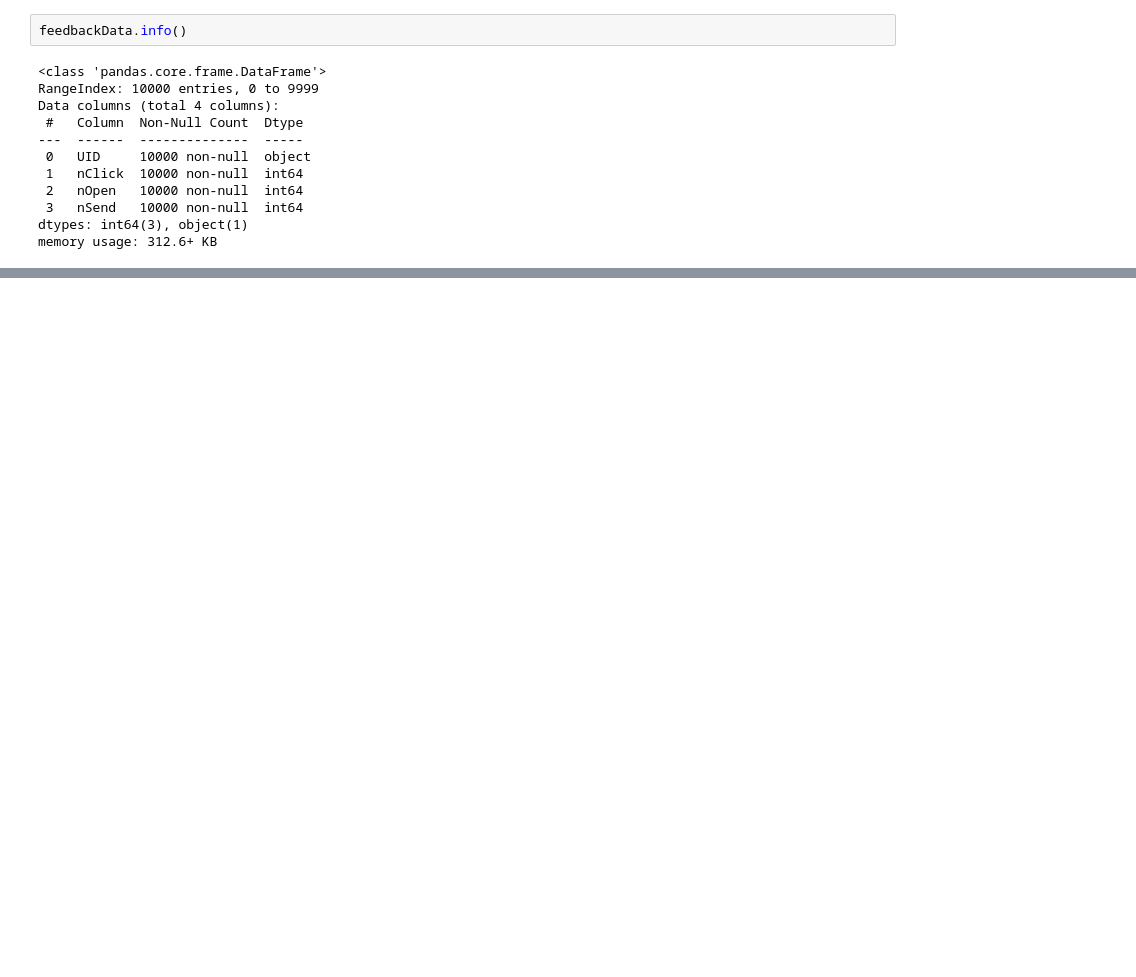
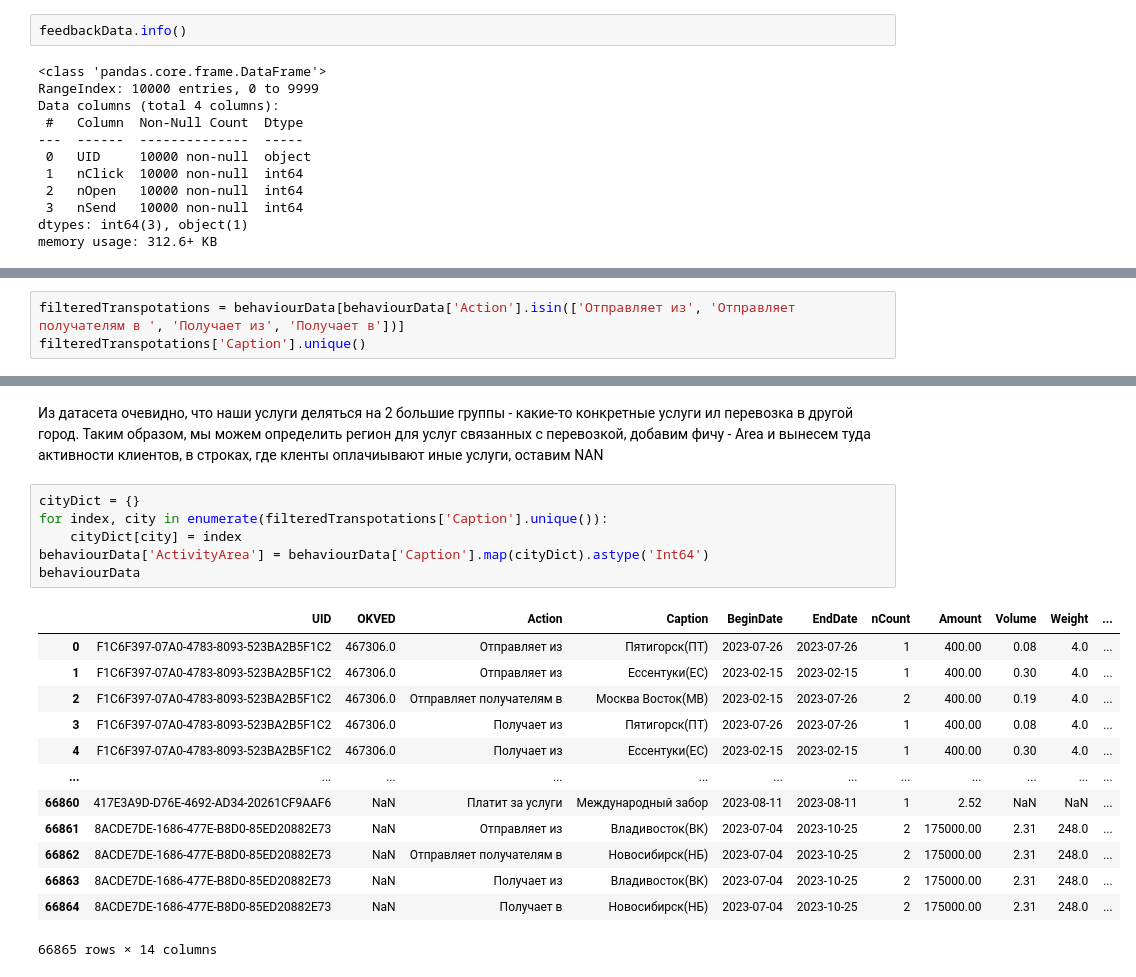
Before and after one commit to Bjorik23/mipt_datatons, a Jupyter notebook: target_customer_segment/preprocessed/preprocessing.ipynb, the cells around one changed output, grey strips where cells are left out. Saved outputs shown, nothing was run; the diff lists cells and outputs as text; blank space fills up the shorter version.

```diff
--- a/target_customer_segment/preprocessed/preprocessing.ipynb
+++ b/target_customer_segment/preprocessed/preprocessing.ipynb
@@ -71,0 +152,3 @@ behaviourData.head(20)
+# %%
+filteredTranspotations = behaviourData[behaviourData['Action'].isin(['Отправляет из', 'Отправляет получателям в ', 'Получает из', 'Получает в'])]
+filteredTranspotations['Caption'].unique()
@@ -71,0 +213,22 @@ behaviourData.head(20)
+# %% [markdown]
+Из датасета очевидно, что наши услуги деляться на 2 большие группы - какие-то конкретные услуги ил перевозка в другой город. Таким образом, мы можем определить регион для услуг связанных с перевозкой, добавим фичу - Area и вынесем туда активности клиентов, в строках, где кленты оплачиывают иные услуги, оставим NAN
+# %%
+cityDict = {}
+for index, city in enumerate(filteredTranspotations['Caption'].unique()):
+    cityDict[city] = index
+behaviourData['ActivityArea'] = behaviourData['Caption'].map(cityDict).astype('Int64')
+behaviourData
+# %% [output]
+|  | UID | OKVED | Action | Caption | BeginDate | EndDate | nCount | Amount | Volume | Weight | ... |
+| 0 | F1C6F397-07A0-4783-8093-523BA2B5F1C2 | 467306.0 | Отправляет из | Пятигорск(ПТ) | 2023-07-26 | 2023-07-26 | 1 | 400.00 | 0.08 | 4.0 | ... |
+| 1 | F1C6F397-07A0-4783-8093-523BA2B5F1C2 | 467306.0 | Отправляет из | Ессентуки(ЕС) | 2023-02-15 | 2023-02-15 | 1 | 400.00 | 0.30 | 4.0 | ... |
+| 2 | F1C6F397-07A0-4783-8093-523BA2B5F1C2 | 467306.0 | Отправляет получателям в | Москва Восток(МВ) | 2023-02-15 | 2023-07-26 | 2 | 400.00 | 0.19 | 4.0 | ... |
+| 3 | F1C6F397-07A0-4783-8093-523BA2B5F1C2 | 467306.0 | Получает из | Пятигорск(ПТ) | 2023-07-26 | 2023-07-26 | 1 | 400.00 | 0.08 | 4.0 | ... |
+| 4 | F1C6F397-07A0-4783-8093-523BA2B5F1C2 | 467306.0 | Получает из | Ессентуки(ЕС) | 2023-02-15 | 2023-02-15 | 1 | 400.00 | 0.30 | 4.0 | ... |
+| ... | ... | ... | ... | ... | ... | ... | ... | ... | ... | ... | ... |
+| 66860 | 417E3A9D-D76E-4692-AD34-20261CF9AAF6 | NaN | Платит за услуги | Международный забор | 2023-08-11 | 2023-08-11 | 1 | 2.52 | NaN | NaN | ... |
+| 66861 | 8ACDE7DE-1686-477E-B8D0-85ED20882E73 | NaN | Отправляет из | Владивосток(ВК) | 2023-07-04 | 2023-10-25 | 2 | 175000.00 | 2.31 | 248.0 | ... |
+| 66862 | 8ACDE7DE-1686-477E-B8D0-85ED20882E73 | NaN | Отправляет получателям в | Новосибирск(НБ) | 2023-07-04 | 2023-10-25 | 2 | 175000.00 | 2.31 | 248.0 | ... |
+| 66863 | 8ACDE7DE-1686-477E-B8D0-85ED20882E73 | NaN | Получает из | Владивосток(ВК) | 2023-07-04 | 2023-10-25 | 2 | 175000.00 | 2.31 | 248.0 | ... |
+| 66864 | 8ACDE7DE-1686-477E-B8D0-85ED20882E73 | NaN | Получает в | Новосибирск(НБ) | 2023-07-04 | 2023-10-25 | 2 | 175000.00 | 2.31 | 248.0 | ... |
+66865 rows × 14 columns
```
Also changed, not shown: parts of 51 cells of this notebook.
